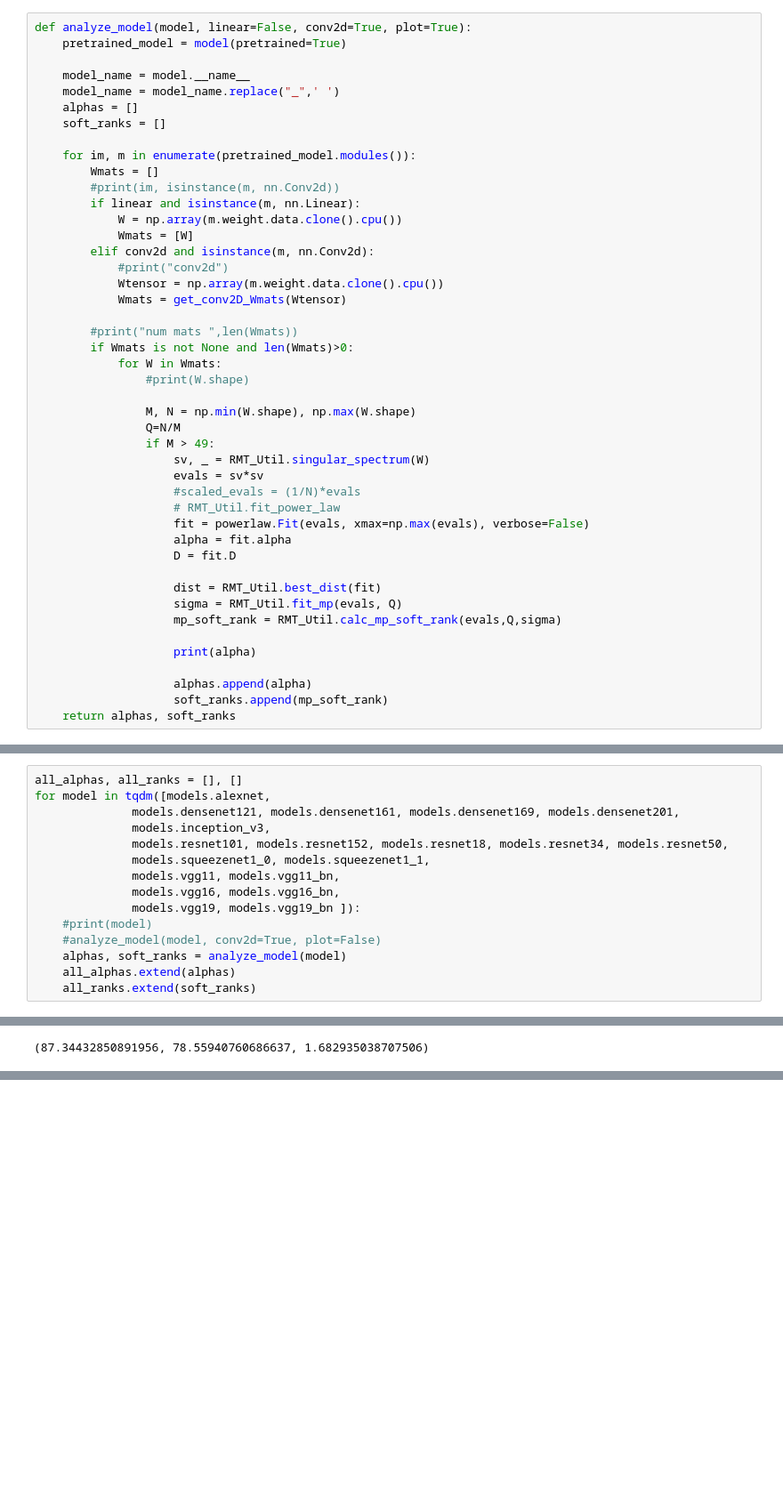
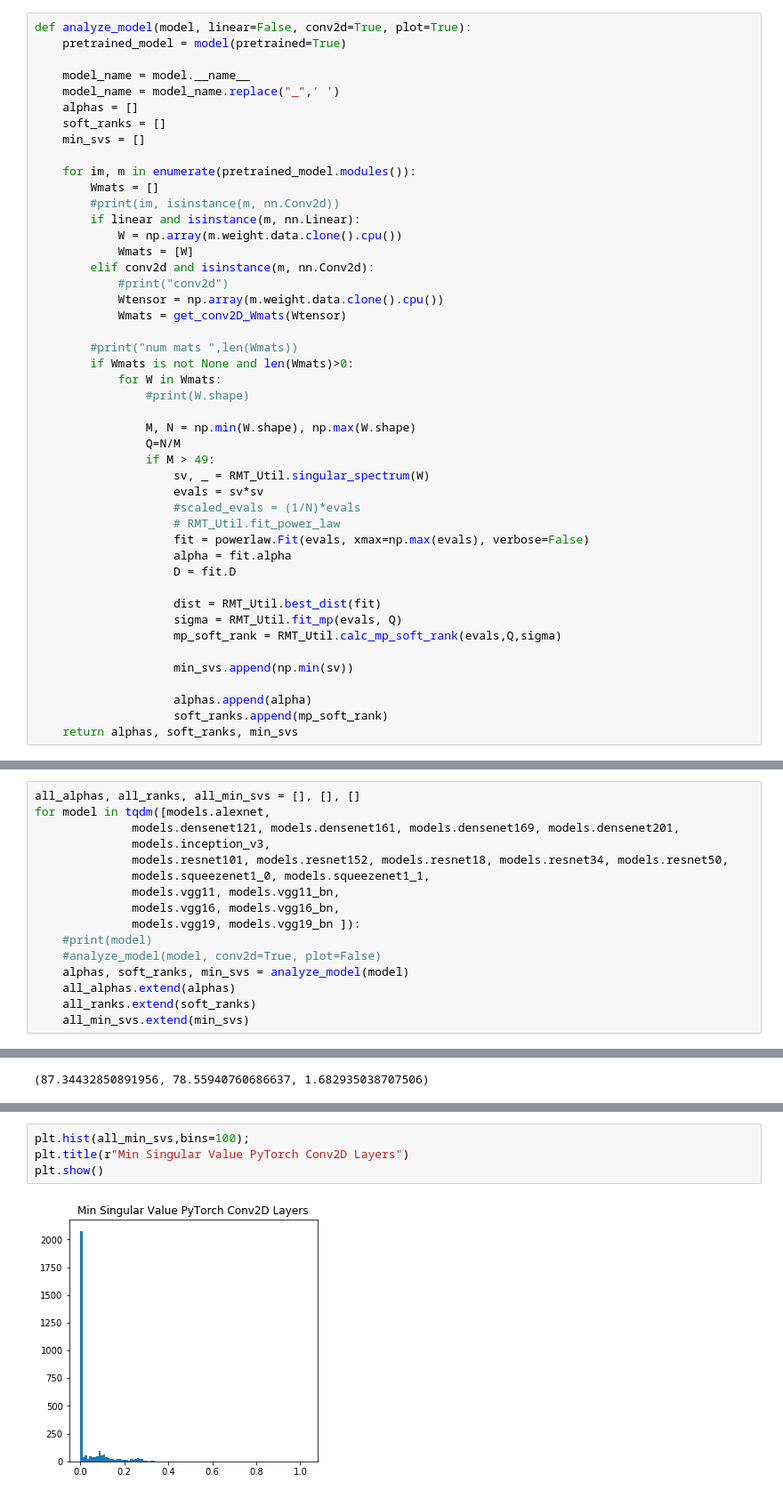
Before and after one commit to CalculatedContent/ImplicitSelfRegularization, a Jupyter notebook: All-pytorch-models-wCNNs-Slices.ipynb, the cells around one changed output, grey strips where cells are left out. Shown at 89% size. Cells and saved outputs as stored; diff of their text form; blank space fills up the shorter version.

Commit message:
updated how conv2D laters are analyzed

```diff
--- a/All-pytorch-models-wCNNs-Slices.ipynb
+++ b/All-pytorch-models-wCNNs-Slices.ipynb
@@ -80,6 +80,7 @@ def analyze_model(model, linear=False, conv2d=True, plot=True):
     model_name = model_name.replace("_",' ')
     alphas = []
     soft_ranks = []
+    min_svs = []
 
     for im, m in enumerate(pretrained_model.modules()):
         Wmats = []
@@ -112,18 +113,18 @@ def analyze_model(model, linear=False, conv2d=True, plot=True):
                     sigma = RMT_Util.fit_mp(evals, Q)
                     mp_soft_rank = RMT_Util.calc_mp_soft_rank(evals,Q,sigma)
 
-                    print(alpha)
+                    min_svs.append(np.min(sv))
 
                     alphas.append(alpha)
                     soft_ranks.append(mp_soft_rank)
-    return alphas, soft_ranks
+    return alphas, soft_ranks, min_svs
 # %% [raw]
 for model in [models.alexnet]:
     analyze_model(model,conv2d=True, plot=True)
 # %% [markdown]
 ### PoweLaw fit for all FC and CNN layers
 # %%
-all_alphas, all_ranks = [], []
+all_alphas, all_ranks, all_min_svs = [], [], []
 for model in tqdm([models.alexnet,
               models.densenet121, models.densenet161, models.densenet169, models.densenet201,
               models.inception_v3,
@@ -134,9 +135,10 @@ for model in tqdm([models.alexnet,
               models.vgg19, models.vgg19_bn ]):
     #print(model)
     #analyze_model(model, conv2d=True, plot=False)
-    alphas, soft_ranks = analyze_model(model)
+    alphas, soft_ranks, min_svs = analyze_model(model)
     all_alphas.extend(alphas)
     all_ranks.extend(soft_ranks)
+    all_min_svs.extend(min_svs)
 # %% [output]
 [interactive output not drawn]
 tensor shape 64 3 11 11
@@ -183,0 +244,6 @@ len(aa), len(aa[aa<5])
+# %%
+plt.hist(all_min_svs,bins=100);
+plt.title(r"Min Singular Value PyTorch Conv2D Layers")
+plt.show()
+# %% [output]
+[figure, added]
```
Also changed, not shown: parts of 6 cells of this notebook.
